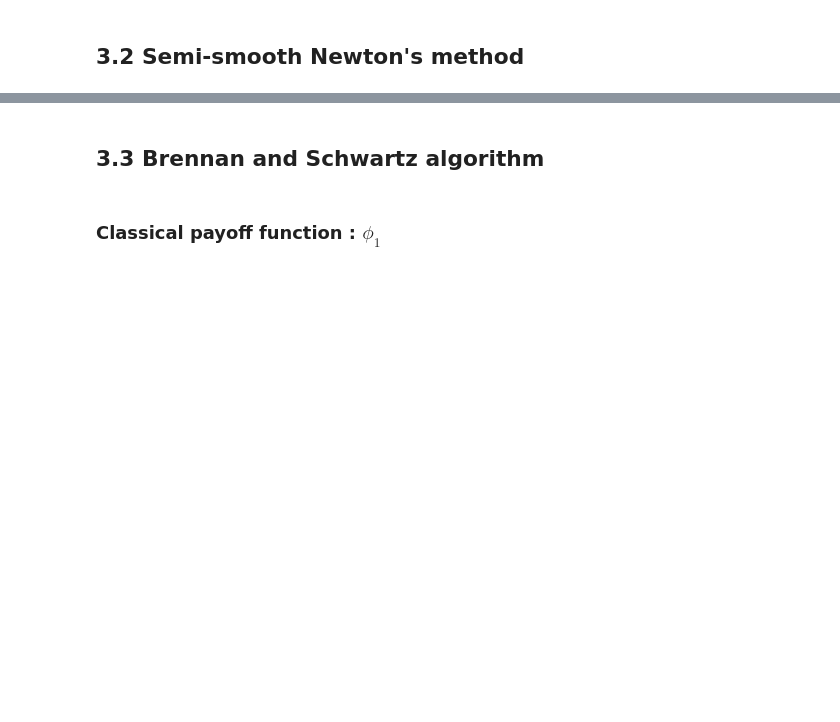
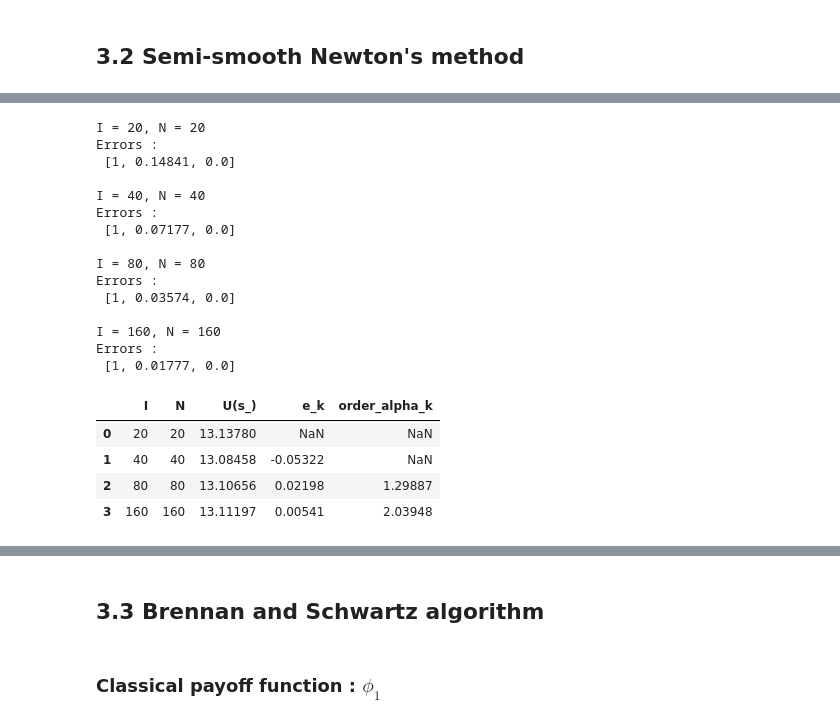
Before and after one commit to SHAO-Nuoya/EDP-in-Finance, a Jupyter notebook: TP2.ipynb, the cells around one changed output, grey strips where cells are left out. Drawn from its saved outputs; the diff is of its cells as text; code cells hidden in the pictures; blank space fills up the shorter version.

```diff
--- a/TP2.ipynb
+++ b/TP2.ipynb
@@ -435,2 +436,28 @@ Errors for N = 20 :
  [1, 0.14693, 0.0]
 [figure]
+# %%
+Is = np.array([20*2**k for k in range(4)])
+Ns = Is
+err_table = get_err_table('Semi-Smooth-Newton', Is, Ns)
+err_table.round(5)
+# %% [output]
+I = 20, N = 20
+Errors :
+ [1, 0.14841, 0.0]
+
+I = 40, N = 40
+Errors :
+ [1, 0.07177, 0.0]
+
+I = 80, N = 80
+Errors :
+ [1, 0.03574, 0.0]
+
+I = 160, N = 160
+Errors :
+ [1, 0.01777, 0.0]
+|  | I | N | U(s_) | e_k | order_alpha_k |
+| 0 | 20 | 20 | 13.13780 | NaN | NaN |
+| 1 | 40 | 40 | 13.08458 | -0.05322 | NaN |
+| 2 | 80 | 80 | 13.10656 | 0.02198 | 1.29887 |
+| 3 | 160 | 160 | 13.11197 | 0.00541 | 2.03948 |
```
Also changed, not shown: parts of 19 cells of this notebook.
